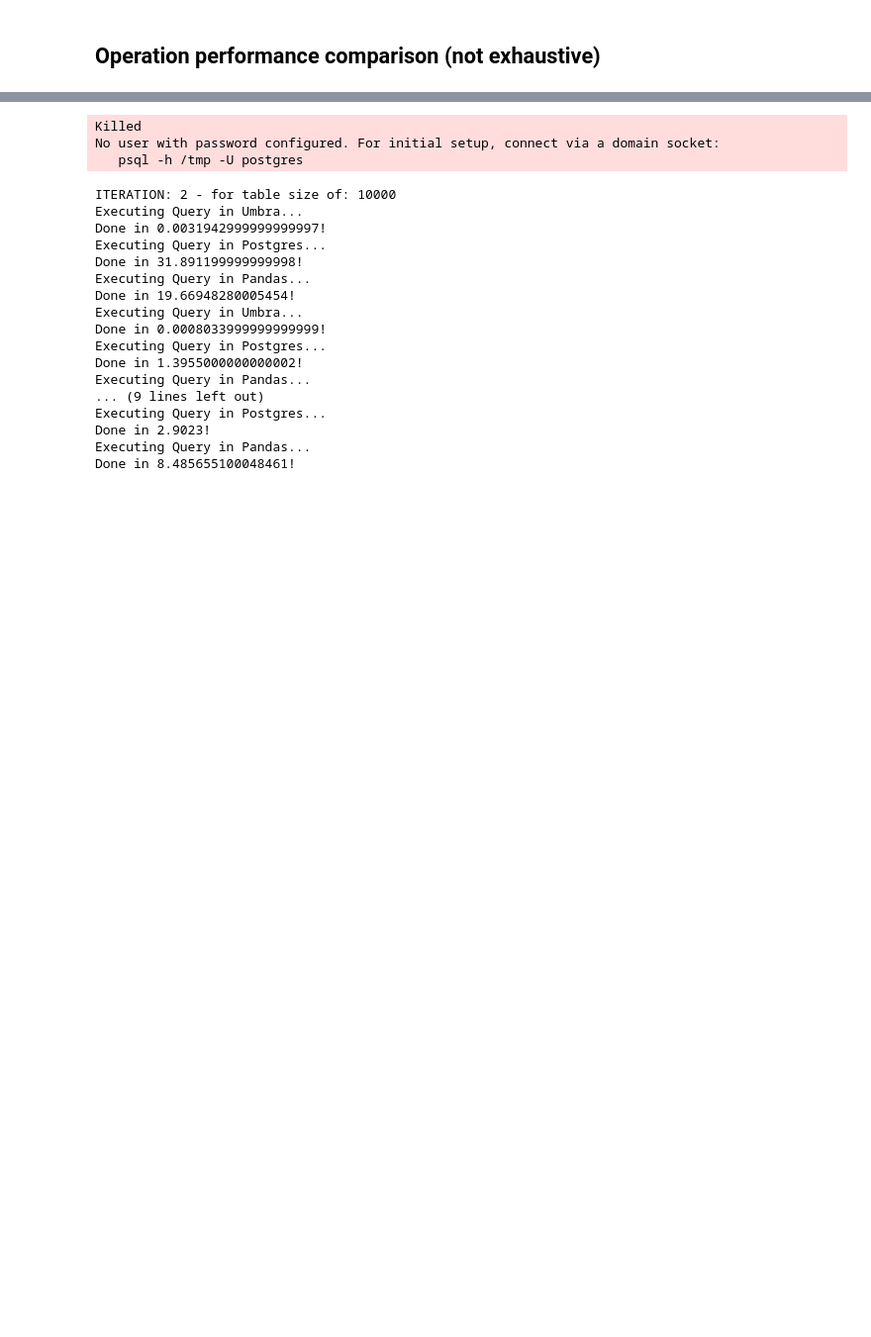
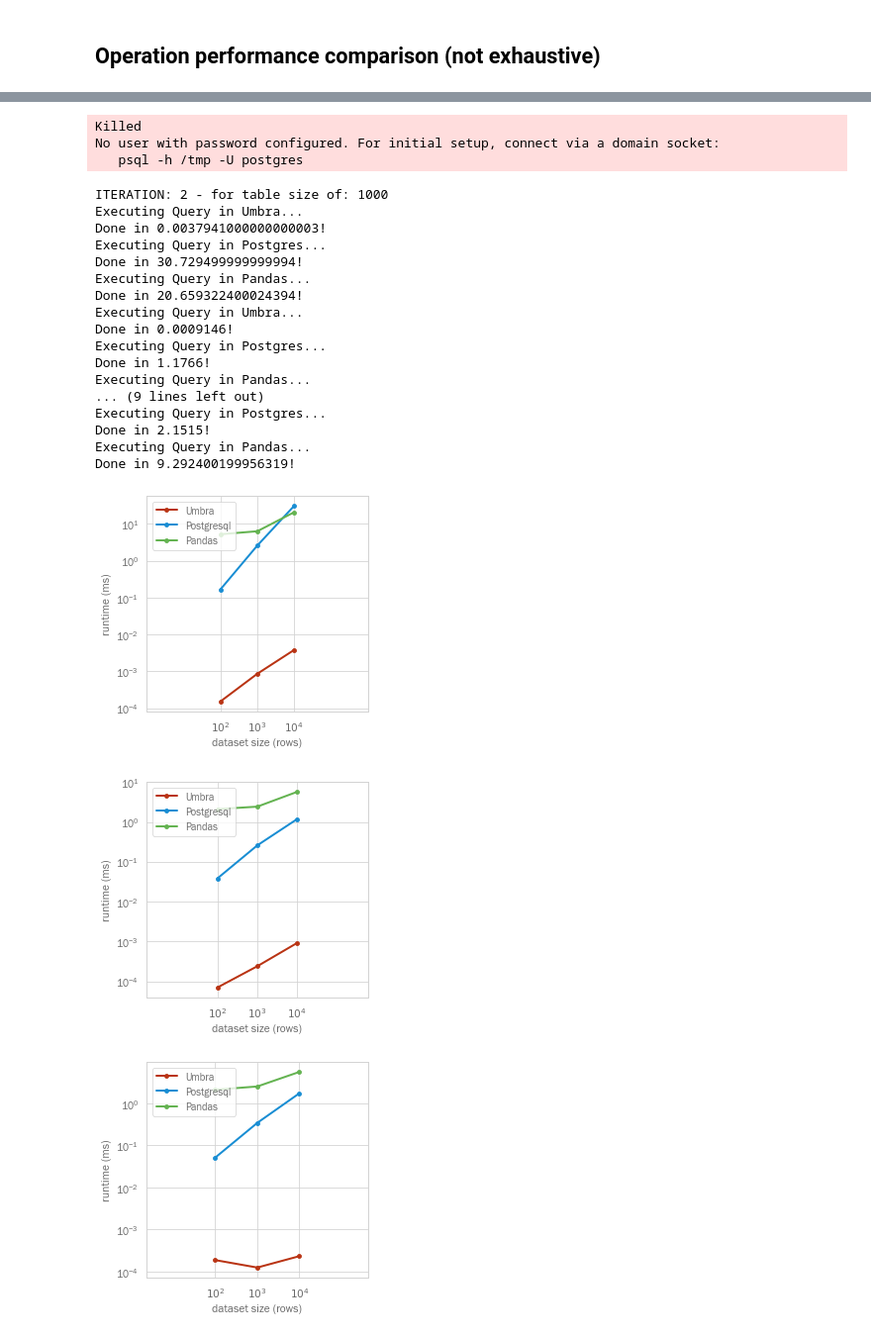
Before and after one commit to tum-db/mlinspect4sql, a Jupyter notebook: example_to_sql/to_sql_demo.ipynb, the cells around one changed output, grey strips where cells are left out. Shown at 99% size. Saved outputs shown, nothing was run; the diff lists cells and outputs as text; code cells hidden in the pictures; blank space fills up the shorter version.

```diff
--- a/example_to_sql/to_sql_demo.ipynb
+++ b/example_to_sql/to_sql_demo.ipynb
@@ -22,9 +22,10 @@ Requirement already satisfied: six>=1.5 in /home/luca/Documents/Bachelorarbeit/m
 from mlinspect.to_sql.dbms_connectors.postgresql_connector import PostgresqlConnector
 from mlinspect.to_sql.dbms_connectors.umbra_connector import UmbraConnector
 from pandas_connector import PandasConnector
-from _benchmark_utility import REPETITIONS, plot_compare, ROOT_DIR
+from _benchmark_utility import plot_compare, ROOT_DIR, PLOT_DIR
 from _code_as_string import Join, GroupBy, Selection, Projection
 import matplotlib.pyplot as plt
 
 UMBRA_DIR = r"/home/luca/Documents/Bachelorarbeit/umbra-students"
-DO_CLEANUP= True
+DO_CLEANUP = True
+SIZES = [(10 ** i) for i in range(2, 5, 1)]
@@ -30,0 +38,8 @@ DO_CLEANUP= True
+# %%
+from data_generation._compas_data_generation import generate_compas_dataset
+from data_generation._healthcare_data_generation import generate_healthcare_dataset
+
+# compas_tain, compas_test \
+COMPAS_DATA_PATHS = generate_compas_dataset(SIZES)
+# healthcare_histories, healthcare_patients \
+HEALTHCARE_DATA_PATHS = generate_healthcare_dataset(SIZES)
@@ -36,12 +58,6 @@ t1_name = "histories"
 t2_name = "patients"
 
 operations = ["Join", "Select", "Project", "GroupBy"]
-
-files = []
-for i in REPETITIONS:
-    path_table1 = ROOT_DIR / f"data_generation/generated_csv/healthcare_histories_generated_{i}.csv"
-    path_table2 = ROOT_DIR / f"data_generation/generated_csv/healthcare_patients_generated_{i}.csv"
-    files.append((path_table1, path_table2))
 
 umbra_times = [[] for _ in operations]
 postgres_times = [[] for _ in operations]
@@ -50,8 +66,9 @@ pandas_times = [[] for _ in operations]
 postgres = PostgresqlConnector(dbname="healthcare_benchmark", user="luca", password="password", port=5432,
                                host="localhost")
 pandas = PandasConnector()
+repetitions = 10
+for i, (table1, table2) in enumerate(HEALTHCARE_DATA_PATHS):
 
-for i, (table1, table2) in enumerate(files):
     umbra = UmbraConnector(dbname="", user="postgres", password=" ", port=5433, host="/tmp/",
                            umbra_dir=UMBRA_DIR)
 
@@ -61,8 +78,7 @@ for i, (table1, table2) in enumerate(files):
     postgres.add_csv(table_name=t2_name, path_to_csv=table2, null_symbols=["?"], delimiter=",", header=True)
     postgres.add_csv(table_name=t1_name, path_to_csv=table1, null_symbols=["?"], delimiter=",", header=True)
 
-    print(f"ITERATION: {i} - for table size of: {10 ** (i + 2)}")
-    repetitions = 10
+    print(f"ITERATION: {i} - for table size of: {(10 ** (i + 1))}")
 
     input_join = t1_name, t2_name, "ssn"
     umbra_times[0].append(umbra.benchmark_run(Join.get_sql_code(*input_join), repetitions))
@@ -94,7 +110,7 @@ for i, (table1, table2) in enumerate(files):
 names = ["Umbra", "Postgresql", "Pandas"]
 for i, title in enumerate(operations):
     table = [umbra_times[i], postgres_times[i], pandas_times[i]]
-    plot = plot_compare(title, REPETITIONS, all_y=table, all_y_names=names, save=True)
+    plot = plot_compare(title, SIZES, all_y=table, all_y_names=names, save=True)
 # %% [output]
 No user with password configured. For initial setup, connect via a domain socket:
    psql -h /tmp -U postgres
@@ -138,20 +154,23 @@ Done in 4.8582624998743995!
 Killed
 No user with password configured. For initial setup, connect via a domain socket:
    psql -h /tmp -U postgres
-ITERATION: 2 - for table size of: 10000
+ITERATION: 2 - for table size of: 1000
 Executing Query in Umbra...
-Done in 0.0031942999999999997!
+Done in 0.0037941000000000003!
 Executing Query in Postgres...
-Done in 31.891199999999998!
+Done in 30.729499999999994!
 Executing Query in Pandas...
-Done in 19.66948280005454!
+Done in 20.659322400024394!
 Executing Query in Umbra...
-Done in 0.0008033999999999999!
+Done in 0.0009146!
 Executing Query in Postgres...
-Done in 1.3955000000000002!
+Done in 1.1766!
 Executing Query in Pandas...
 ... (9 lines left out)
 Executing Query in Postgres...
-Done in 2.9023!
+Done in 2.1515!
 Executing Query in Pandas...
-Done in 8.485655100048461!
+Done in 9.292400199956319!
+[figure, added]
+[figure, added]
+[figure, added]
```
Also changed, not shown: parts of 6 cells of this notebook, 3 other files.
